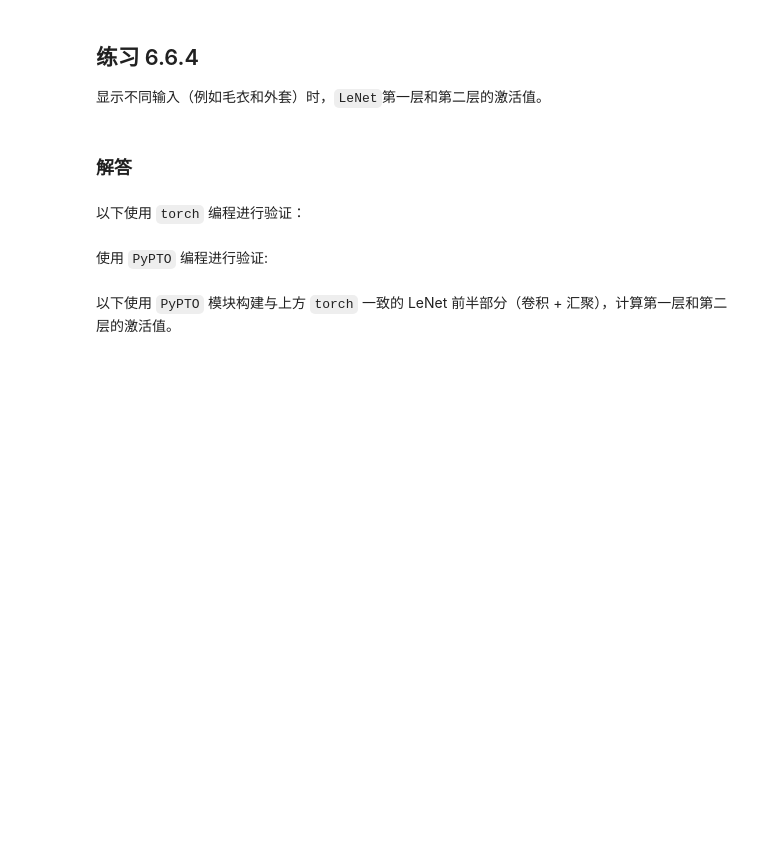
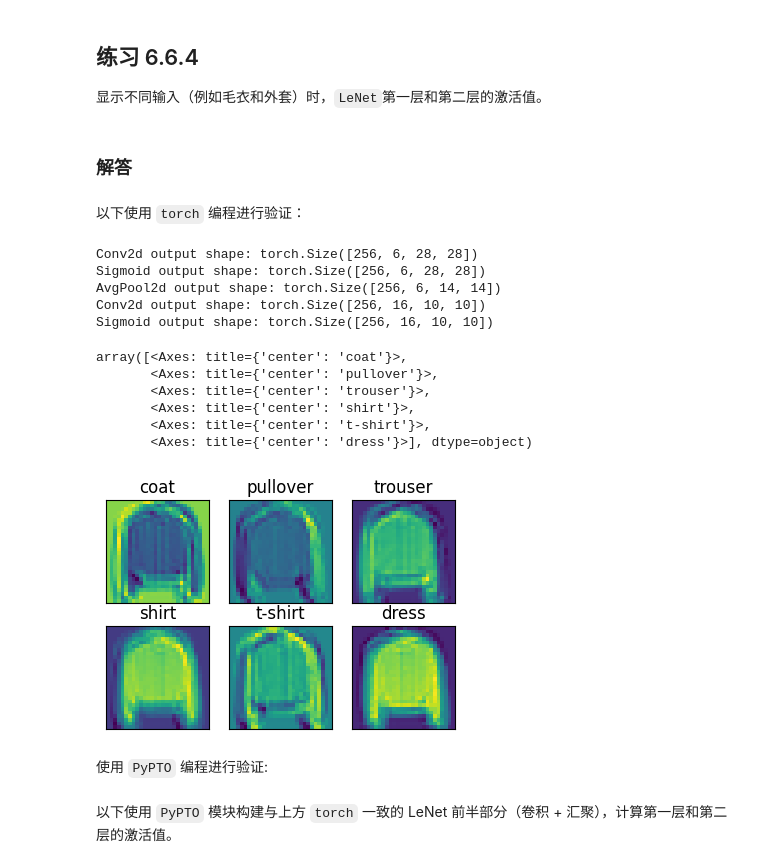
Before and after one commit to hicann/cann-learning-hub, a Jupyter notebook: contrib/tutorials/d2l_ai_pypto/06_pypto_convolutional_networks/answers/06.06_reference_answer.ipynb, the cells around one changed output. Drawn from its saved outputs; the diff is of its cells as text; code cells hidden in the pictures; blank space fills up the shorter version.

```diff
--- a/contrib/tutorials/d2l_ai_pypto/06_pypto_convolutional_networks/answers/06.06_reference_answer.ipynb
+++ b/contrib/tutorials/d2l_ai_pypto/06_pypto_convolutional_networks/answers/06.06_reference_answer.ipynb
@@ -522,24 +594,38 @@ train_ch6(net, train_iter, test_iter, num_epochs, lr, 'npu:0')
 # %%
 # 展示 LeNet 第一层和第二层的激活值
 net = nn.Sequential(
     nn.Conv2d(1, 6, kernel_size=5, padding=2),
     nn.Sigmoid(),
     nn.AvgPool2d(kernel_size=2, stride=2),
     nn.Conv2d(6, 16, kernel_size=5),
     nn.Sigmoid())
 
+net = net.to('npu:0')
 batch_size = 256
 train_iter, test_iter = load_data_fashion_mnist(batch_size=batch_size)
 X, y = next(iter(train_iter))
 X = X.to('npu:0')
 
 activations = []
 for layer in net:
     X = layer(X)
     activations.append(X)
     print(f'{layer.__class__.__name__} output shape: {X.shape}')
 
 show_images(activations[0][0, :6].squeeze().detach().cpu(), 2, 3, titles=get_fashion_mnist_labels(y[:6]))
+# %% [output]
+Conv2d output shape: torch.Size([256, 6, 28, 28])
+Sigmoid output shape: torch.Size([256, 6, 28, 28])
+AvgPool2d output shape: torch.Size([256, 6, 14, 14])
+Conv2d output shape: torch.Size([256, 16, 10, 10])
+Sigmoid output shape: torch.Size([256, 16, 10, 10])
+array([<Axes: title={'center': 'coat'}>,
+       <Axes: title={'center': 'pullover'}>,
+       <Axes: title={'center': 'trouser'}>,
+       <Axes: title={'center': 'shirt'}>,
+       <Axes: title={'center': 't-shirt'}>,
+       <Axes: title={'center': 'dress'}>], dtype=object)
+[figure, added]
 # %% [markdown]
 使用 `PyPTO` 编程进行验证:
 # %% [markdown]
```
Also changed, not shown: parts of 21 cells of this notebook, 13 other files.
